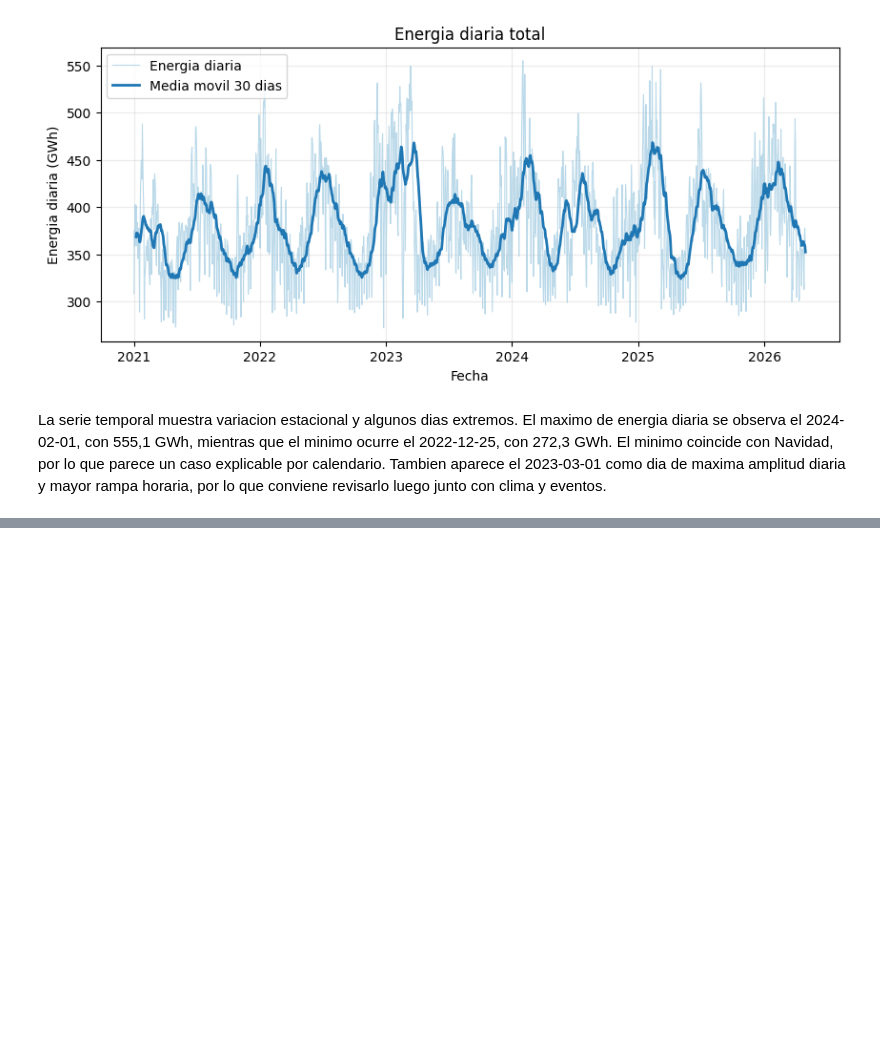
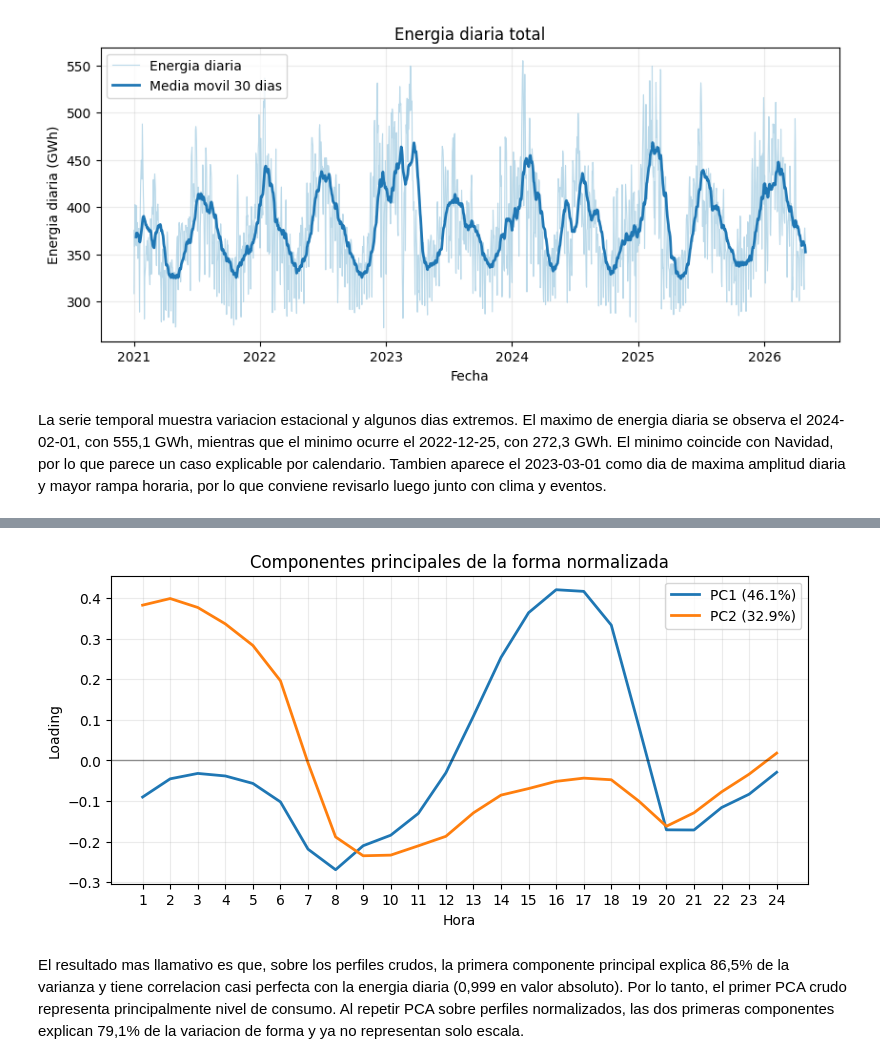
Before and after one commit to biancapaz/tp_final_ml, a Jupyter notebook: notebooks/eda.ipynb, the cells around one changed output, grey strips where cells are left out. Saved outputs shown, nothing was run; the diff lists cells and outputs as text; code cells hidden in the pictures; blank space fills up the shorter version.

```diff
--- a/notebooks/eda.ipynb
+++ b/notebooks/eda.ipynb
@@ -172,0 +230,6 @@ La serie temporal muestra variacion estacional y algunos dias extremos. El maxim
+# %%
+plot_shape_pca_components(daily_demand);
+# %% [output]
+[figure, added]
+# %% [markdown]
+El resultado mas llamativo es que, sobre los perfiles crudos, la primera componente principal explica 86,5% de la varianza y tiene correlacion casi perfecta con la energia diaria (0,999 en valor absoluto). Por lo tanto, el primer PCA crudo representa principalmente nivel de consumo. Al repetir PCA sobre perfiles normalizados, las dos primeras componentes explican 79,1% de la variacion de forma y ya no representan solo escala.
```
Also changed, not shown: parts of 11 cells of this notebook, 1 other file.
